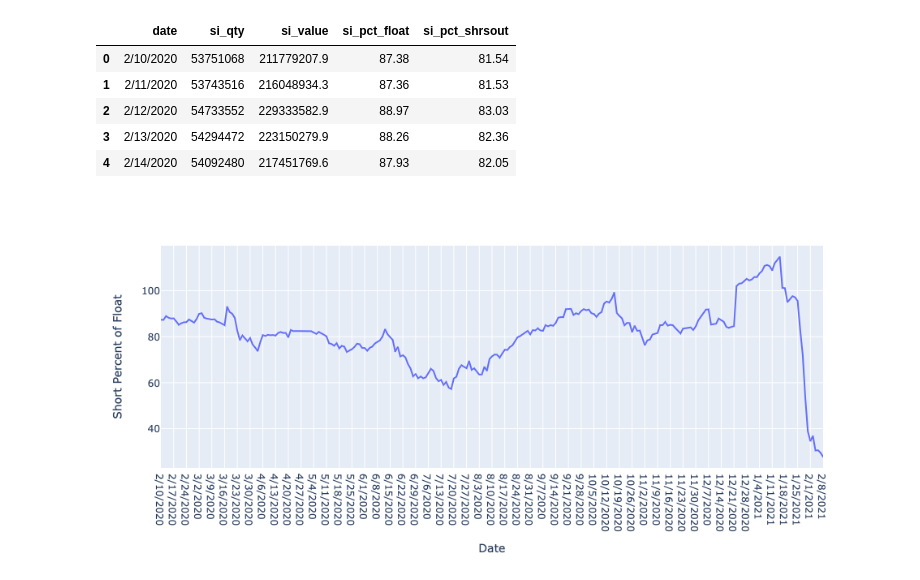
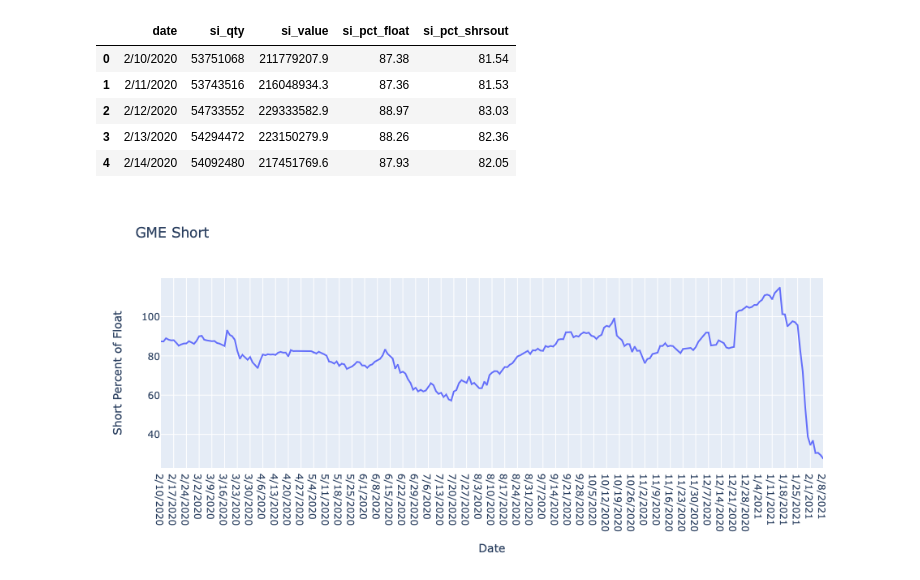
Before and after one commit to vweinblatt123/CF-Project1, a Jupyter notebook: weirong/GME_short.ipynb, the cells around one changed output. Saved outputs shown, nothing was run; the diff lists cells and outputs as text; code cells hidden in the pictures.

Commit message:
update figure

```diff
--- a/weirong/GME_short.ipynb
+++ b/weirong/GME_short.ipynb
@@ -17,11 +17,13 @@ gme_interest.head()
 | 3 | 2/13/2020 | 54294472 | 223150279.9 | 88.26 | 82.36 |
 | 4 | 2/14/2020 | 54092480 | 217451769.6 | 87.93 | 82.05 |
 # %%
-px.line(gme_interest,
+fig=px.line(gme_interest,
     x="date",
     y="si_pct_float",
     labels={"date": "Date",
             "si_pct_float": "Short Percent of Float"},
+    title="GME Short"
 )
+fig.show()
 # %% [output]
-[figure, old version]
+[figure, new version]
```
Also changed, not shown: parts of 2 cells of this notebook, 11 other files.
